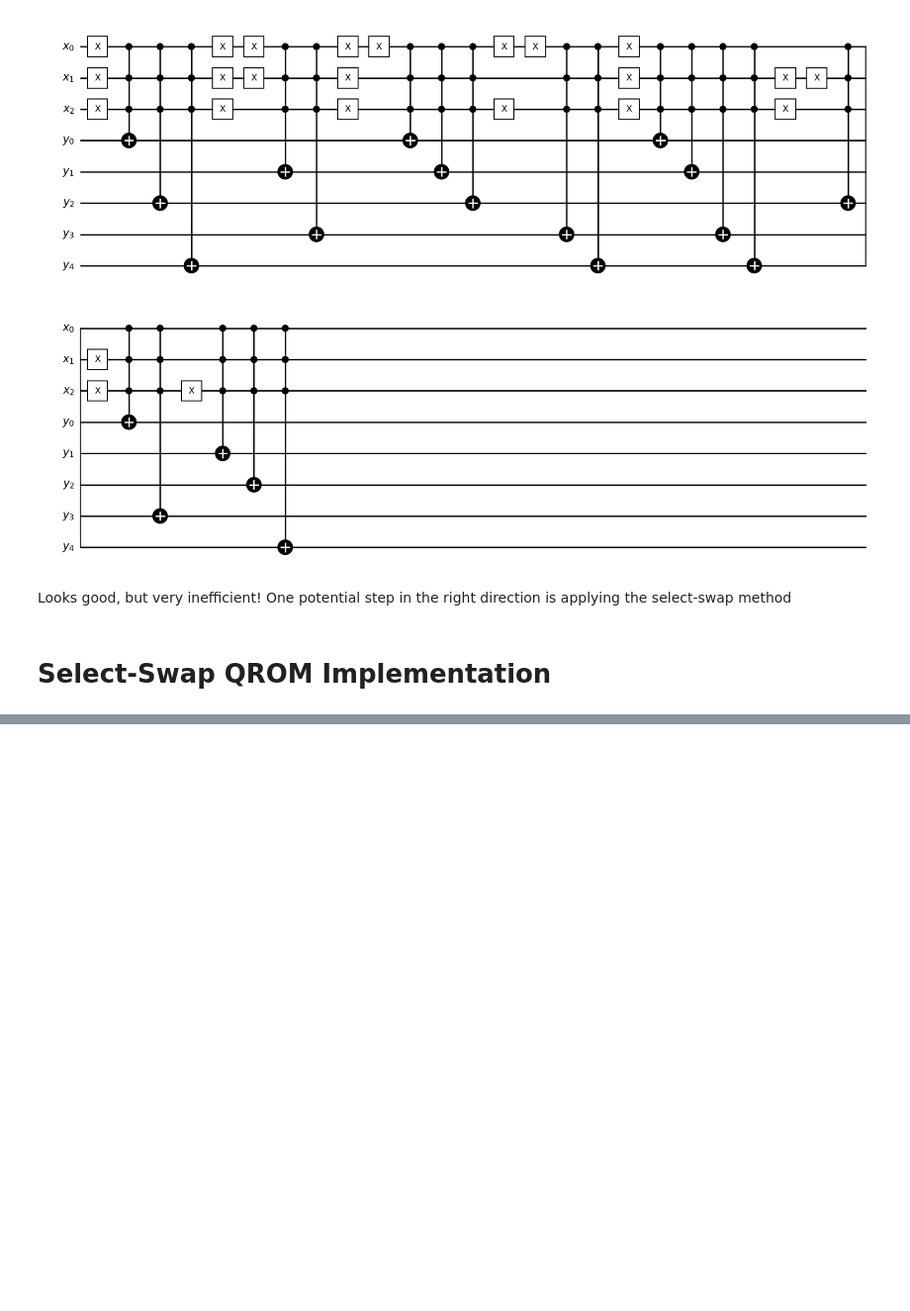
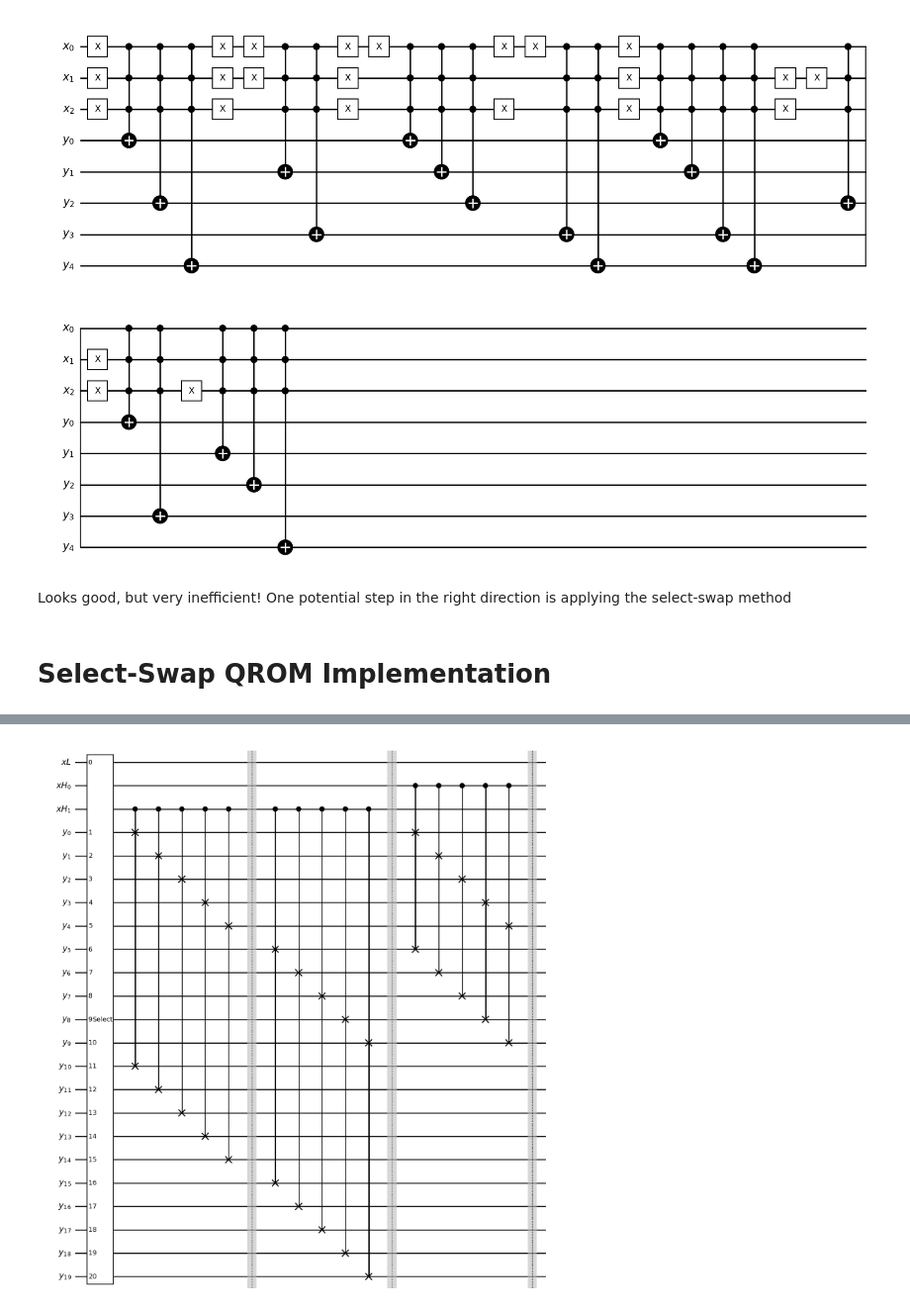
Before and after one commit to jgreen83/quantum-rom, a Jupyter notebook: qrom-different-implementations.ipynb, the cells around one changed output, grey strips where cells are left out. Shown at 99% size. Drawn from its saved outputs; the diff is of its cells as text; code cells hidden in the pictures; blank space fills up the shorter version.

```diff
--- a/qrom-different-implementations.ipynb
+++ b/qrom-different-implementations.ipynb
@@ -82,0 +132,5 @@ Looks good, but very inefficient! One potential step in the right direction is a
+# %%
+y_3_5 = select_swap_qrom(3, 5, test_function_3_5,barrier=True)
+y_3_5.draw(output="mpl", style="bw")
+# %% [output]
+[figure, added]
```
Also changed, not shown: parts of 5 cells of this notebook.
